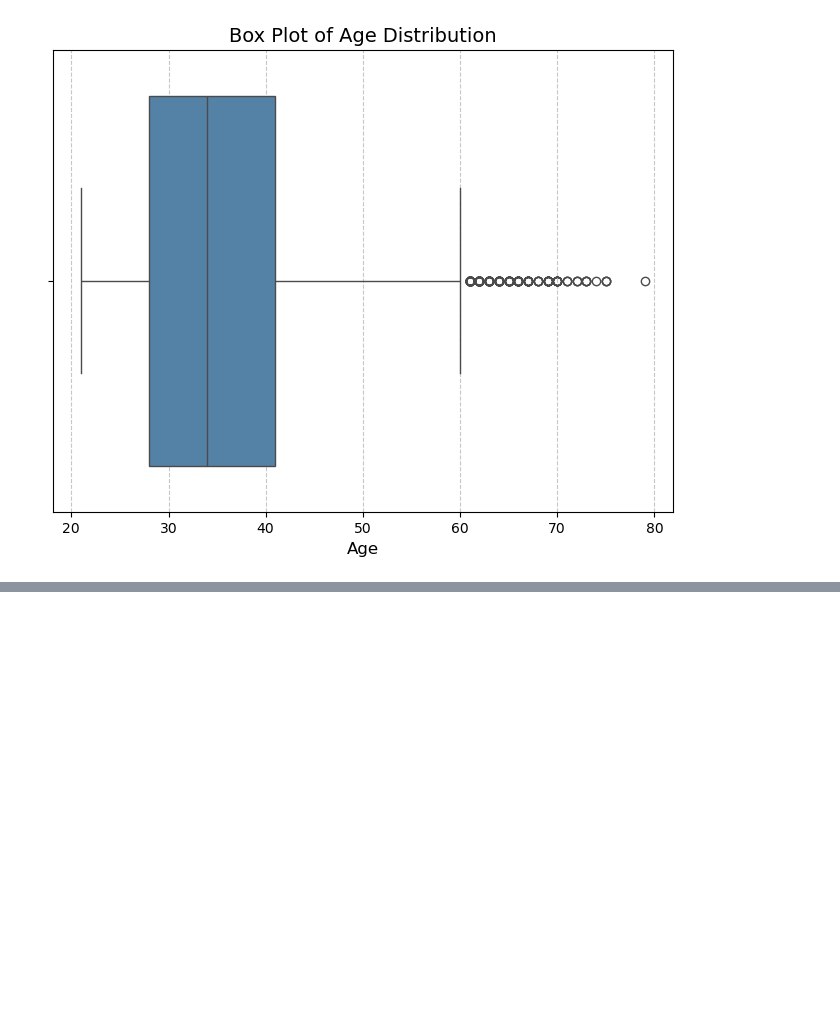
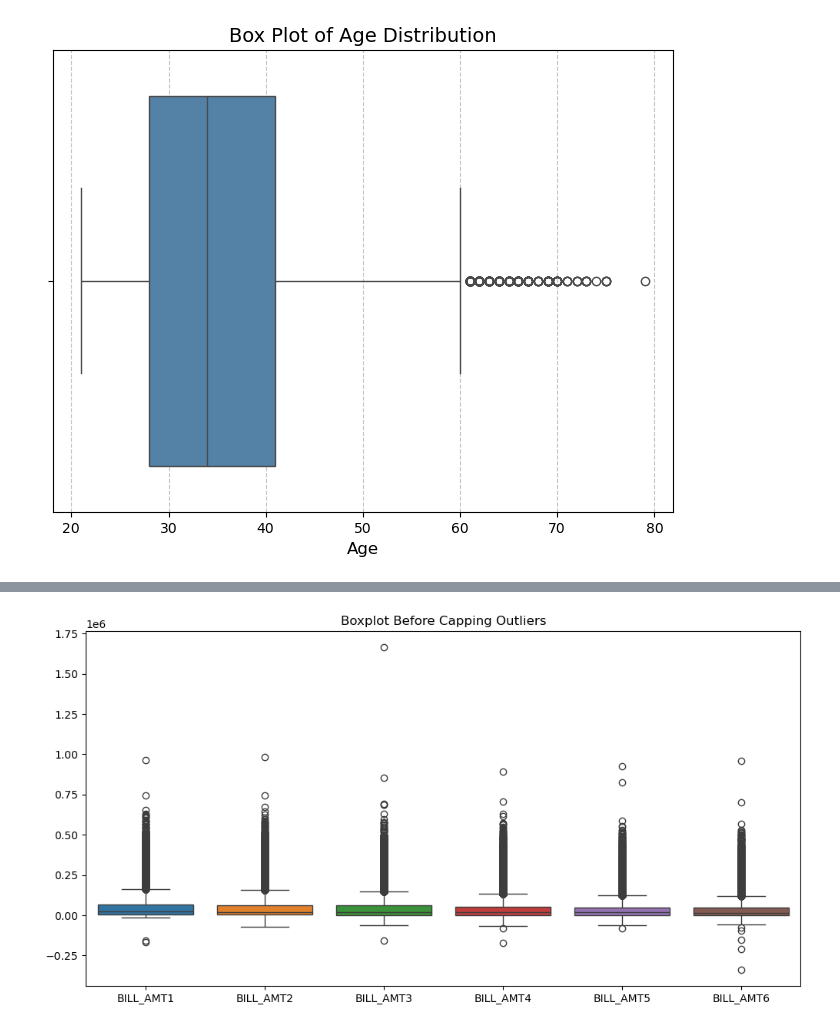
Before and after one commit to Chitrashree0910/AI-Driven_Credit_Risk_-_Fraud_Analytics, a Jupyter notebook: notebooks/01_data_cleaning.ipynb, the cells around one changed output, grey strips where cells are left out. Saved outputs shown, nothing was run; the diff lists cells and outputs as text; code cells hidden in the pictures; blank space fills up the shorter version.

```diff
--- a/notebooks/01_data_cleaning.ipynb
+++ b/notebooks/01_data_cleaning.ipynb
@@ -178,0 +427,15 @@ Observations:
+# %%
+# Categorize the credit limits based on 'LIMIT_BAL'
+
+# Function to categorize LIMIT_BAL
+def categorize_credit_limit(x):
+    if 0 <= x <= 50000:
+        return 'Low Credit Limit'
+    elif 50001 <= x <= 140000:
+        return 'Medium Credit Limit'
+    elif 140001 <= x <= 240000:
+        return 'High Credit Limit'
+    else:
+        return 'Very High Credit Limit'
+
+df_copy['CREDIT_LIMIT_CATEGORY'] = df_copy['LIMIT_BAL'].apply(categorize_credit_limit)
@@ -178,0 +494,10 @@ Observations:
+# %%
+import matplotlib.pyplot as plt
+import seaborn as sns
+
+plt.figure(figsize=(12, 6))
+sns.boxplot(data=df_copy[['BILL_AMT1', 'BILL_AMT2', 'BILL_AMT3', 'BILL_AMT4', 'BILL_AMT5', 'BILL_AMT6']])
+plt.title("Boxplot Before Capping Outliers")
+plt.show()
+# %% [output]
+[figure, added]
```
Also changed, not shown: parts of 42 cells of this notebook, 9 other files.
